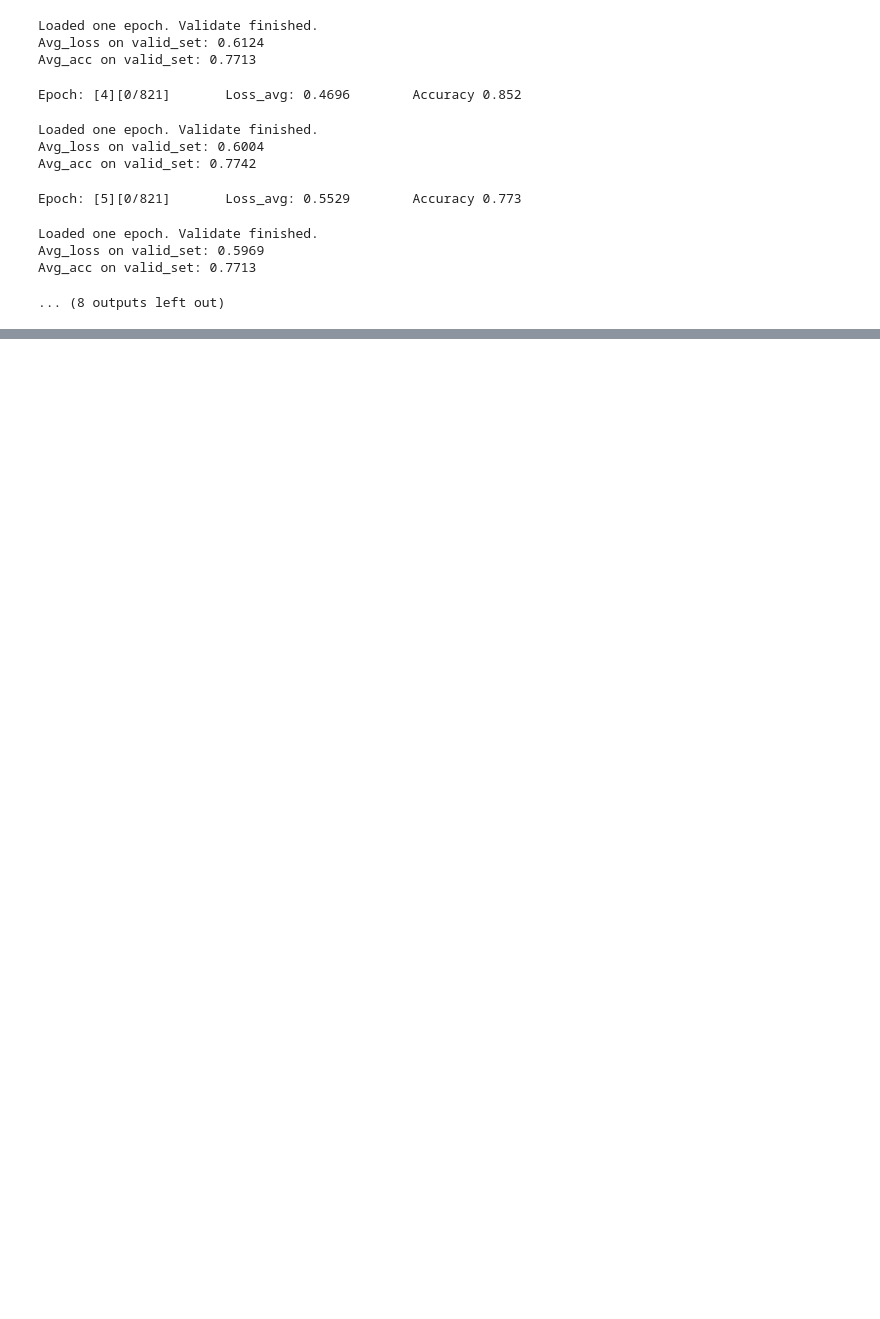
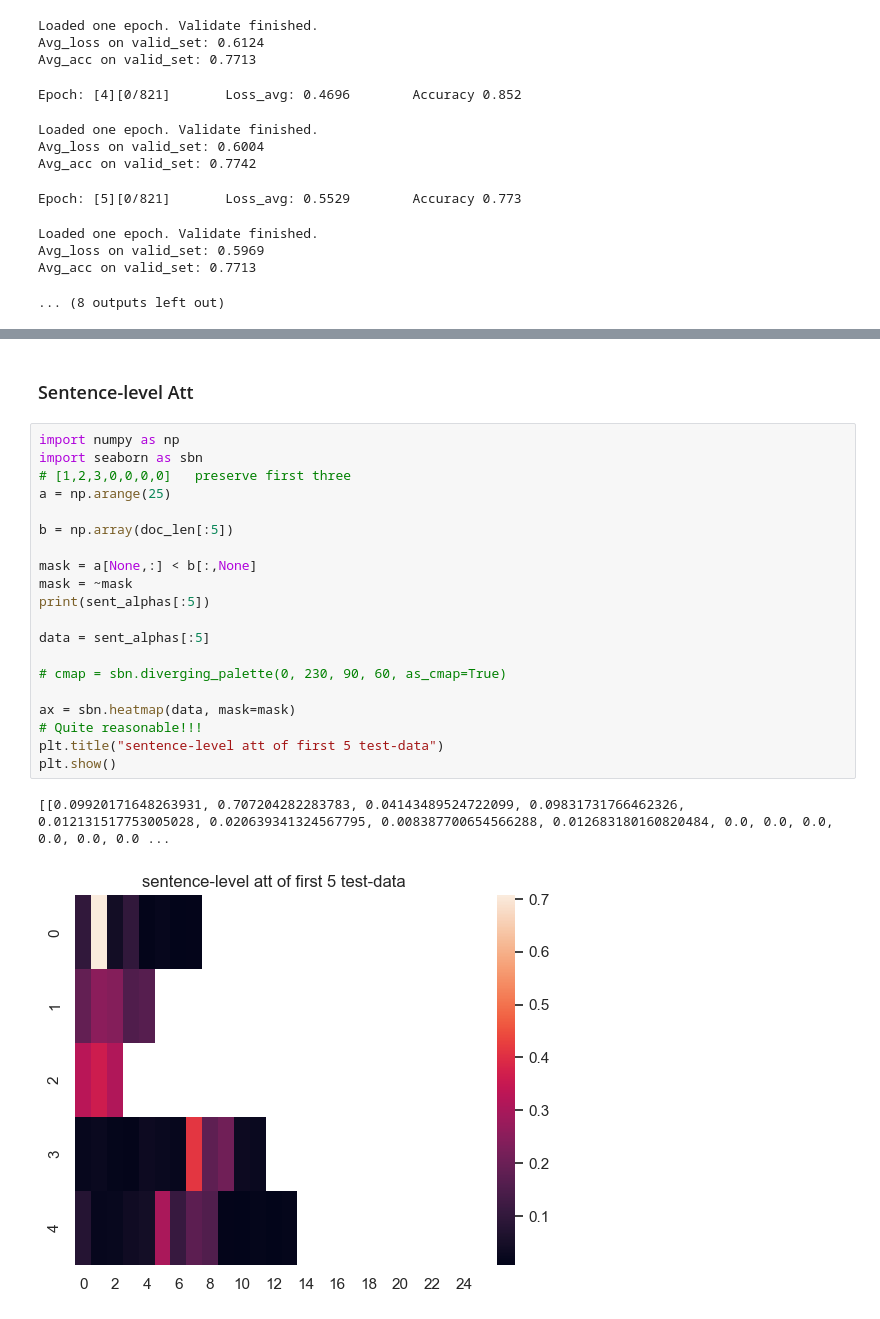
Before and after one commit to yanpengt06/SCIR-SC-get-started, a Jupyter notebook: final-proj/han.ipynb, the cells around one changed output, grey strips where cells are left out. Cells and saved outputs as stored; diff of their text form; blank space fills up the shorter version.

```diff
--- a/final-proj/han.ipynb
+++ b/final-proj/han.ipynb
@@ -316,0 +410,25 @@ Avg_acc on valid_set: 0.7713
+# %% [markdown]
+### Sentence-level Att
+# %%
+import numpy as np
+import seaborn as sbn
+# [1,2,3,0,0,0,0]   preserve first three
+a = np.arange(25)
+
+b = np.array(doc_len[:5])
+
+mask = a[None,:] < b[:,None]
+mask = ~mask
+print(sent_alphas[:5])
+
+data = sent_alphas[:5]
+
+# cmap = sbn.diverging_palette(0, 230, 90, 60, as_cmap=True)
+
+ax = sbn.heatmap(data, mask=mask)
+# Quite reasonable!!!
+plt.title("sentence-level att of first 5 test-data")
+plt.show()
+# %% [output]
+[[0.09920171648263931, 0.707204282283783, 0.04143489524722099, 0.09831731766462326, 0.012131517753005028, 0.020639341324567795, 0.008387700654566288, 0.012683180160820484, 0.0, 0.0, 0.0, 0.0, 0.0, 0.0 ...
+[figure, added]
```
Also changed, not shown: parts of 19 cells of this notebook, 4 other files.
